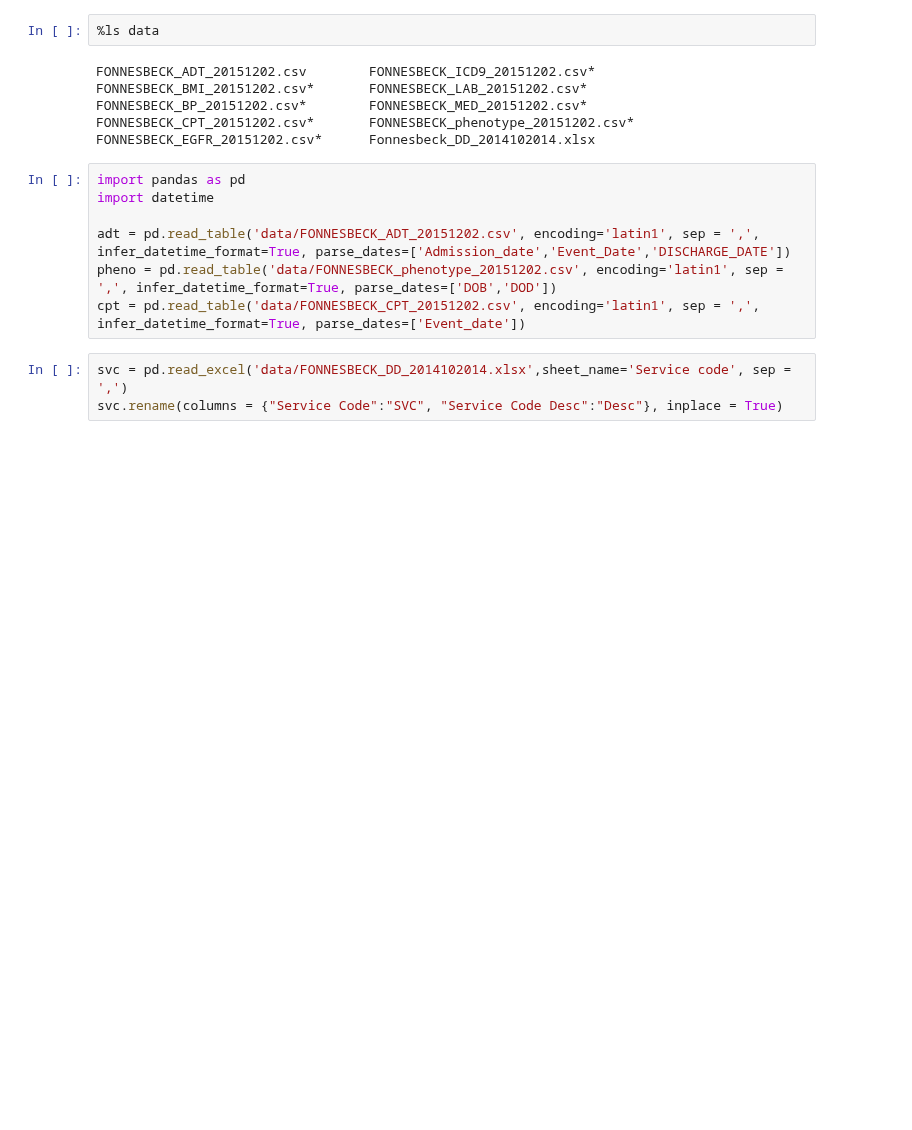
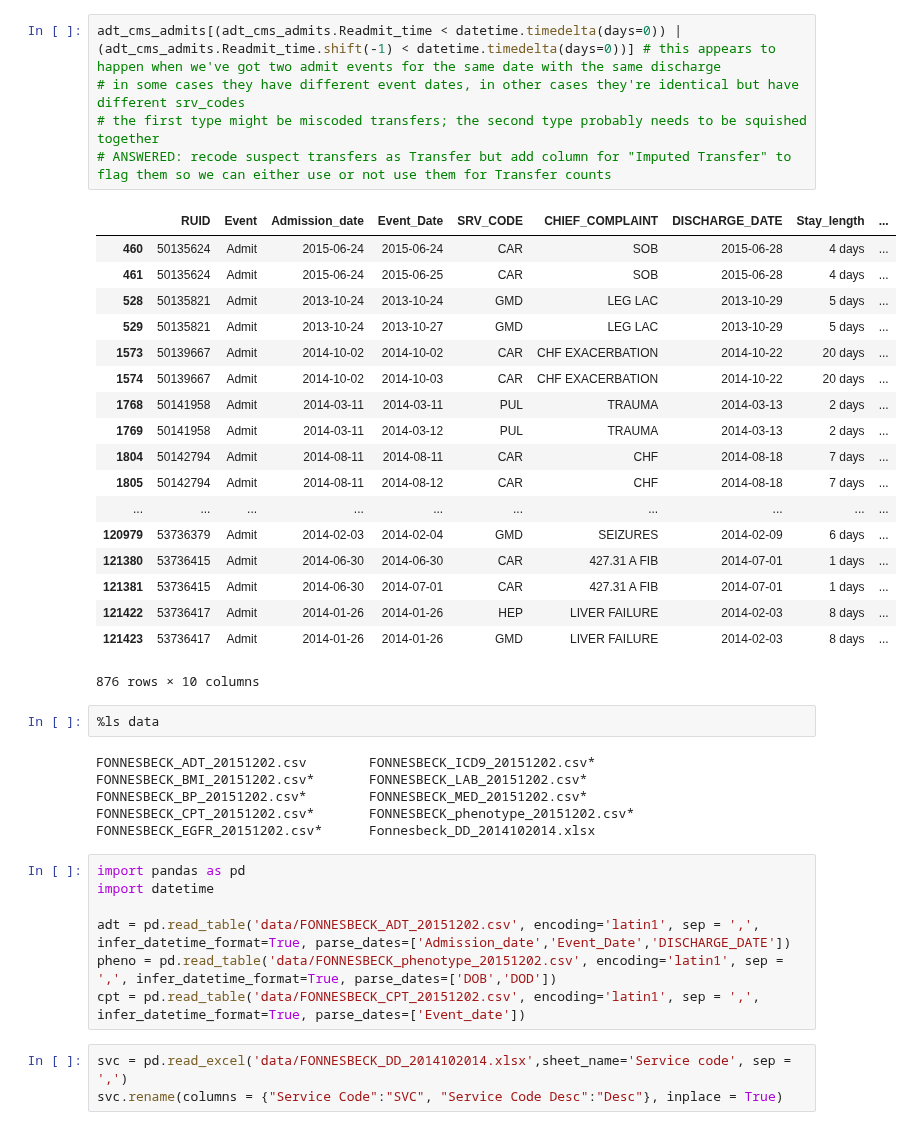
Before and after one commit to alvinjeffery/Bios8366_project, a Jupyter notebook: code/scratchpad.ipynb, the cells around one changed output. Drawn from its saved outputs; the diff is of its cells as text; blank space fills up the shorter version.

```diff
--- a/code/scratchpad.ipynb
+++ b/code/scratchpad.ipynb
@@ -1,3 +51,27 @@
+# %%
+adt_cms_admits[(adt_cms_admits.Readmit_time < datetime.timedelta(days=0)) | (adt_cms_admits.Readmit_time.shift(-1) < datetime.timedelta(days=0))] # this appears to happen when we've got two admit events for the same date with the same discharge
+# in some cases they have different event dates, in other cases they're identical but have different srv_codes
+# the first type might be miscoded transfers; the second type probably needs to be squished together
+# ANSWERED: recode suspect transfers as Transfer but add column for "Imputed Transfer" to flag them so we can either use or not use them for Transfer counts
+# %% [output]
+|  | RUID | Event | Admission_date | Event_Date | SRV_CODE | CHIEF_COMPLAINT | DISCHARGE_DATE | Stay_length | ... |
+| 460 | 50135624 | Admit | 2015-06-24 | 2015-06-24 | CAR | SOB | 2015-06-28 | 4 days | ... |
+| 461 | 50135624 | Admit | 2015-06-24 | 2015-06-25 | CAR | SOB | 2015-06-28 | 4 days | ... |
+| 528 | 50135821 | Admit | 2013-10-24 | 2013-10-24 | GMD | LEG LAC | 2013-10-29 | 5 days | ... |
+| 529 | 50135821 | Admit | 2013-10-24 | 2013-10-27 | GMD | LEG LAC | 2013-10-29 | 5 days | ... |
+| 1573 | 50139667 | Admit | 2014-10-02 | 2014-10-02 | CAR | CHF EXACERBATION | 2014-10-22 | 20 days | ... |
+| 1574 | 50139667 | Admit | 2014-10-02 | 2014-10-03 | CAR | CHF EXACERBATION | 2014-10-22 | 20 days | ... |
+| 1768 | 50141958 | Admit | 2014-03-11 | 2014-03-11 | PUL | TRAUMA | 2014-03-13 | 2 days | ... |
+| 1769 | 50141958 | Admit | 2014-03-11 | 2014-03-12 | PUL | TRAUMA | 2014-03-13 | 2 days | ... |
+| 1804 | 50142794 | Admit | 2014-08-11 | 2014-08-11 | CAR | CHF | 2014-08-18 | 7 days | ... |
+| 1805 | 50142794 | Admit | 2014-08-11 | 2014-08-12 | CAR | CHF | 2014-08-18 | 7 days | ... |
+| ... | ... | ... | ... | ... | ... | ... | ... | ... | ... |
+| 120979 | 53736379 | Admit | 2014-02-03 | 2014-02-04 | GMD | SEIZURES | 2014-02-09 | 6 days | ... |
+| 121380 | 53736415 | Admit | 2014-06-30 | 2014-06-30 | CAR | 427.31 A FIB | 2014-07-01 | 1 days | ... |
+| 121381 | 53736415 | Admit | 2014-06-30 | 2014-07-01 | CAR | 427.31 A FIB | 2014-07-01 | 1 days | ... |
+| 121422 | 53736417 | Admit | 2014-01-26 | 2014-01-26 | HEP | LIVER FAILURE | 2014-02-03 | 8 days | ... |
+| 121423 | 53736417 | Admit | 2014-01-26 | 2014-01-26 | GMD | LIVER FAILURE | 2014-02-03 | 8 days | ... |
+876 rows × 10 columns
 # %%
 %ls data
 # %% [output]
```
Also changed, not shown: parts of 3 cells of this notebook, 1 other file.
